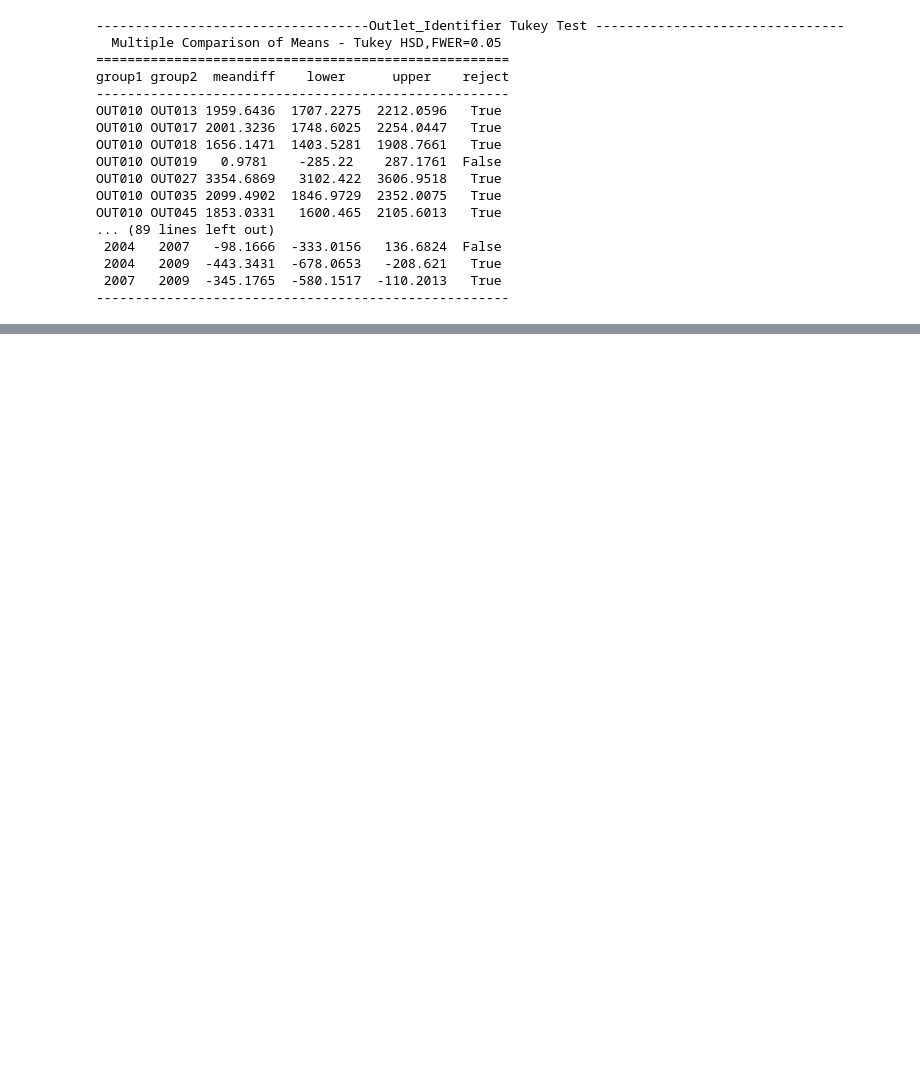
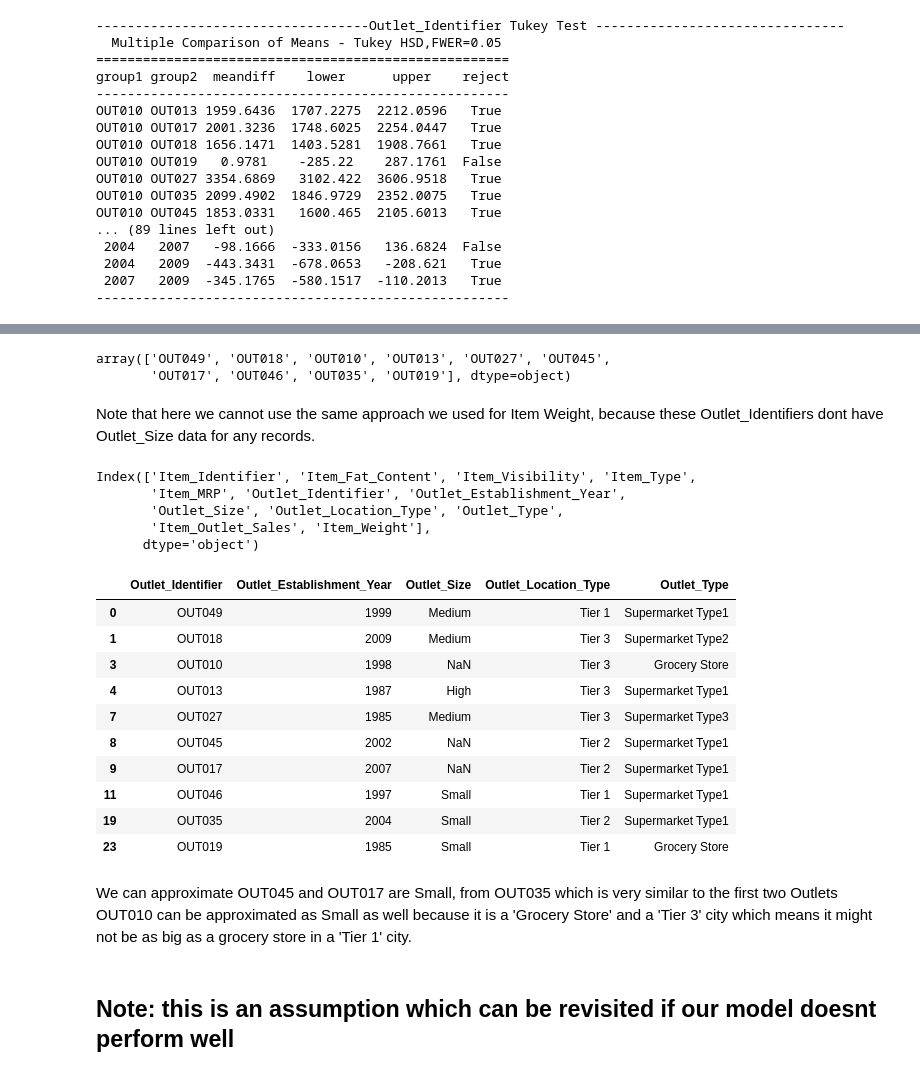
Before and after one commit to JosephKevin/sales_prediction, a Jupyter notebook: regression_prediction.ipynb, the cells around one changed output, grey strips where cells are left out. Cells and saved outputs as stored; diff of their text form; code cells hidden in the pictures; blank space fills up the shorter version.

```diff
--- a/regression_prediction.ipynb
+++ b/regression_prediction.ipynb
@@ -440,0 +561,36 @@ OUT010 OUT045 1853.0331   1600.465  2105.6013   True
+# %%
+bd_df['Outlet_Identifier'].unique()
+# %% [output]
+array(['OUT049', 'OUT018', 'OUT010', 'OUT013', 'OUT027', 'OUT045',
+       'OUT017', 'OUT046', 'OUT035', 'OUT019'], dtype=object)
+# %% [markdown]
+Note that here we cannot use the same approach we used for Item Weight, because these Outlet_Identifiers dont have
+Outlet_Size data for any records.
+# %%
+bd_df.columns
+# %% [output]
+Index(['Item_Identifier', 'Item_Fat_Content', 'Item_Visibility', 'Item_Type',
+       'Item_MRP', 'Outlet_Identifier', 'Outlet_Establishment_Year',
+       'Outlet_Size', 'Outlet_Location_Type', 'Outlet_Type',
+       'Item_Outlet_Sales', 'Item_Weight'],
+      dtype='object')
+# %%
+# get the outlet variables
+bd_df[['Outlet_Identifier', 'Outlet_Establishment_Year', 'Outlet_Size', 'Outlet_Location_Type', 'Outlet_Type']].drop_duplicates()
+# %% [output]
+|  | Outlet_Identifier | Outlet_Establishment_Year | Outlet_Size | Outlet_Location_Type | Outlet_Type |
+| 0 | OUT049 | 1999 | Medium | Tier 1 | Supermarket Type1 |
+| 1 | OUT018 | 2009 | Medium | Tier 3 | Supermarket Type2 |
+| 3 | OUT010 | 1998 | NaN | Tier 3 | Grocery Store |
+| 4 | OUT013 | 1987 | High | Tier 3 | Supermarket Type1 |
+| 7 | OUT027 | 1985 | Medium | Tier 3 | Supermarket Type3 |
+| 8 | OUT045 | 2002 | NaN | Tier 2 | Supermarket Type1 |
+| 9 | OUT017 | 2007 | NaN | Tier 2 | Supermarket Type1 |
+| 11 | OUT046 | 1997 | Small | Tier 1 | Supermarket Type1 |
+| 19 | OUT035 | 2004 | Small | Tier 2 | Supermarket Type1 |
+| 23 | OUT019 | 1985 | Small | Tier 1 | Grocery Store |
+# %% [markdown]
+We can approximate OUT045 and OUT017 are Small, from OUT035 which is very similar to the first two Outlets
+OUT010 can be approximated as Small as well because it is a 'Grocery Store' and a 'Tier 3' city which means it might not be as big as a grocery store in a 'Tier 1' city.
+# %% [markdown]
+## Note: this is an assumption which can be revisited if our model doesnt perform well
```
Also changed, not shown: parts of 15 cells of this notebook.
